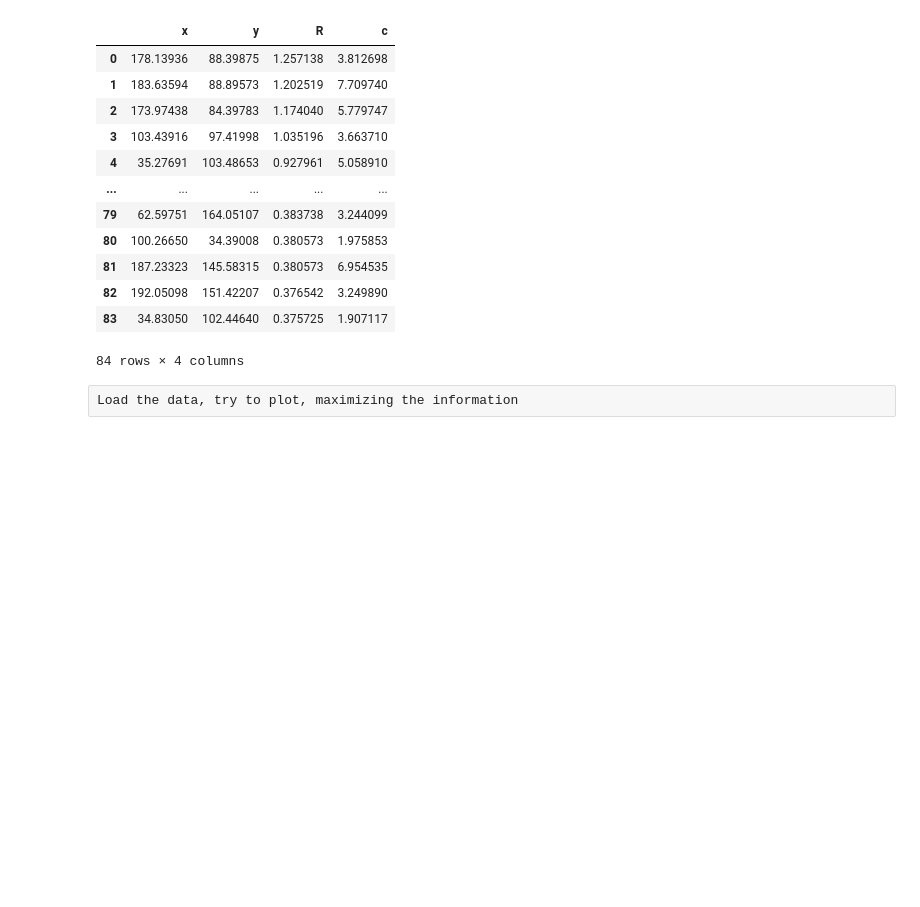
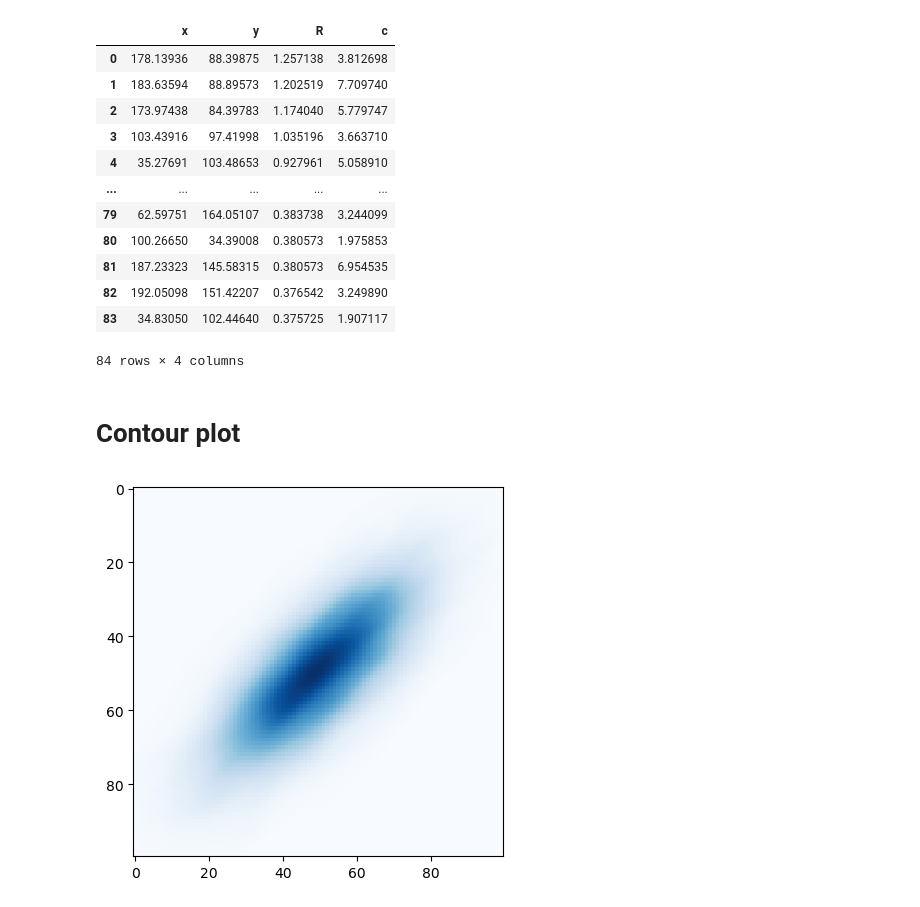
Before and after one commit to SaeeDhawalikar/Grad_school-CA1-Tutorial, a Jupyter notebook: Tutorial1.ipynb, the cells around one changed output. Saved outputs shown, nothing was run; the diff lists cells and outputs as text; code cells hidden in the pictures; blank space fills up the shorter version.

```diff
--- a/Tutorial1.ipynb
+++ b/Tutorial1.ipynb
@@ -173,5 +173,3 @@ data_h
 | 82 | 192.05098 | 151.42207 | 0.376542 | 3.249890 |
 | 83 | 34.83050 | 102.44640 | 0.375725 | 1.907117 |
 84 rows × 4 columns
-# %% [raw]
-Load the data, try to plot, maximizing the information
@@ -177,0 +178,10 @@ Load the data, try to plot, maximizing the information
+# %% [markdown]
+# Contour plot
+# %%
+f = "data/2D_gaussian.dat"
+data = np.loadtxt(f, delimiter=',')
+
+plt.imshow(data, cmap="Blues")
+plt.show()
+# %% [output]
+[figure, added]
```
Also changed, not shown: parts of 24 cells of this notebook, 6 other files.
